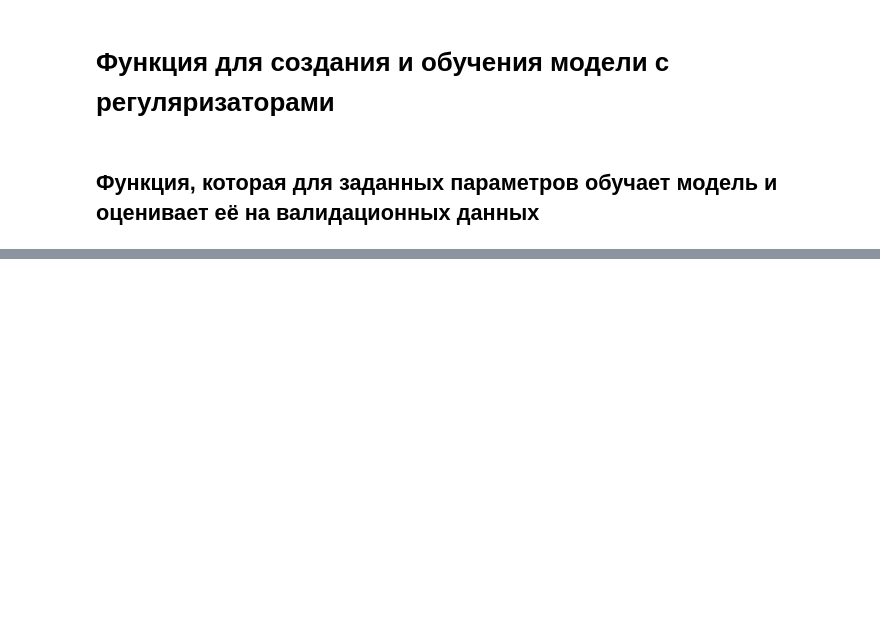
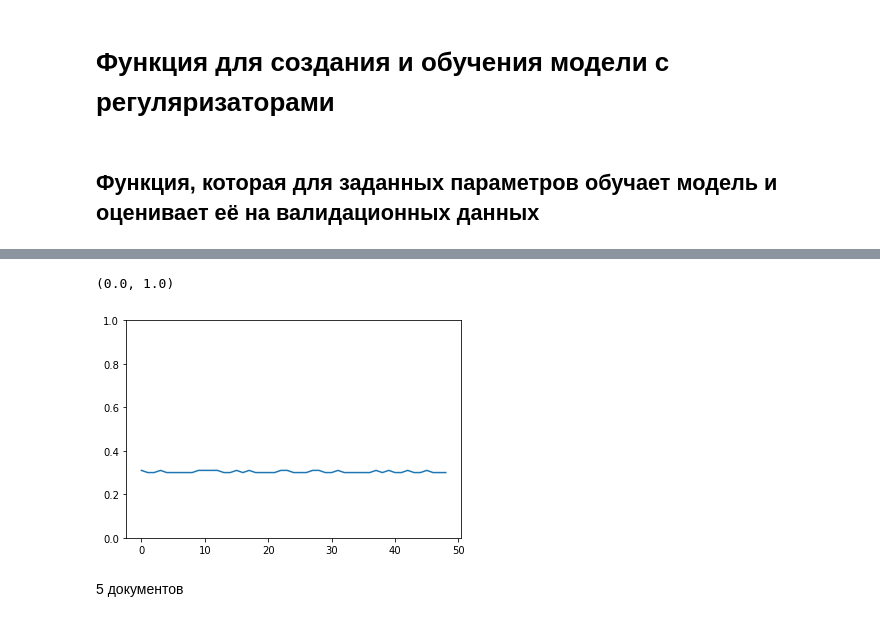
Before and after one commit to NikitaOmsk/topic_modeling, a Jupyter notebook: experiments_update.ipynb, the cells around one changed output, grey strips where cells are left out. Saved outputs shown, nothing was run; the diff lists cells and outputs as text; code cells hidden in the pictures; blank space fills up the shorter version.

```diff
--- a/experiments_update.ipynb
+++ b/experiments_update.ipynb
@@ -266,0 +1066,9 @@ Iteration last: sparsity = 0.5674999952316284, perplexity = 6222.26904296875
+# %%
+plt.plot(f1s)
+axes = plt.gca()
+axes.set_ylim([0,1])
+# %% [output]
+(0.0, 1.0)
+[figure, added]
+# %% [markdown]
+5 документов
```
Also changed, not shown: parts of 104 cells of this notebook.
